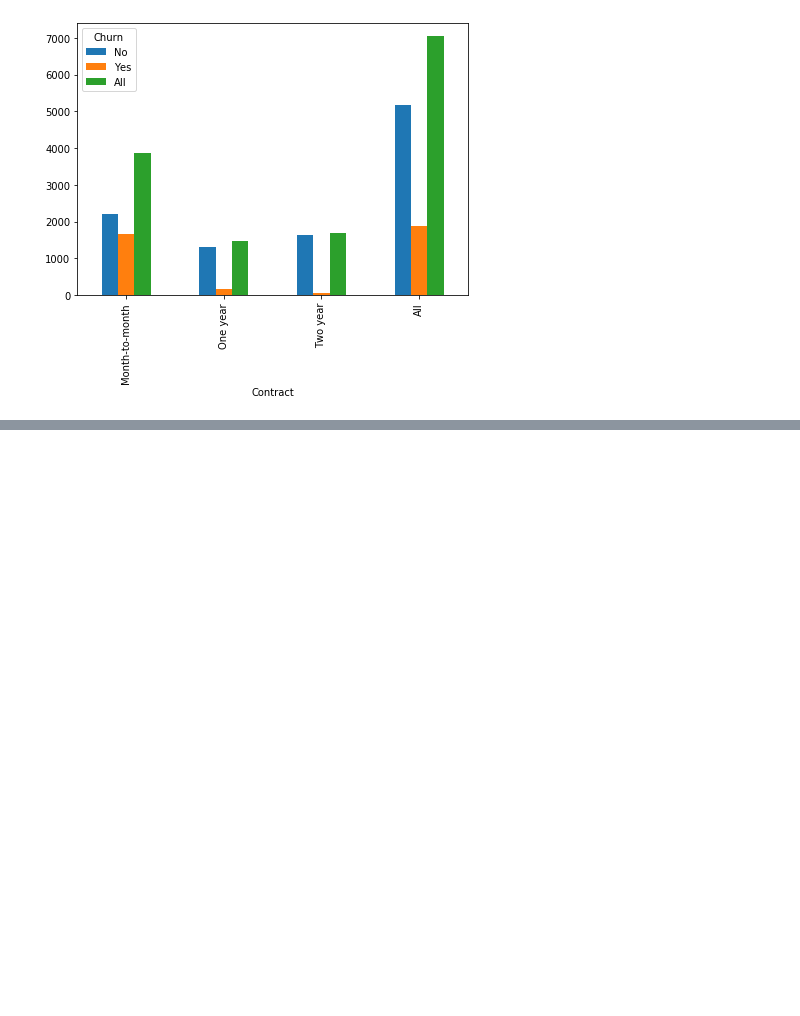
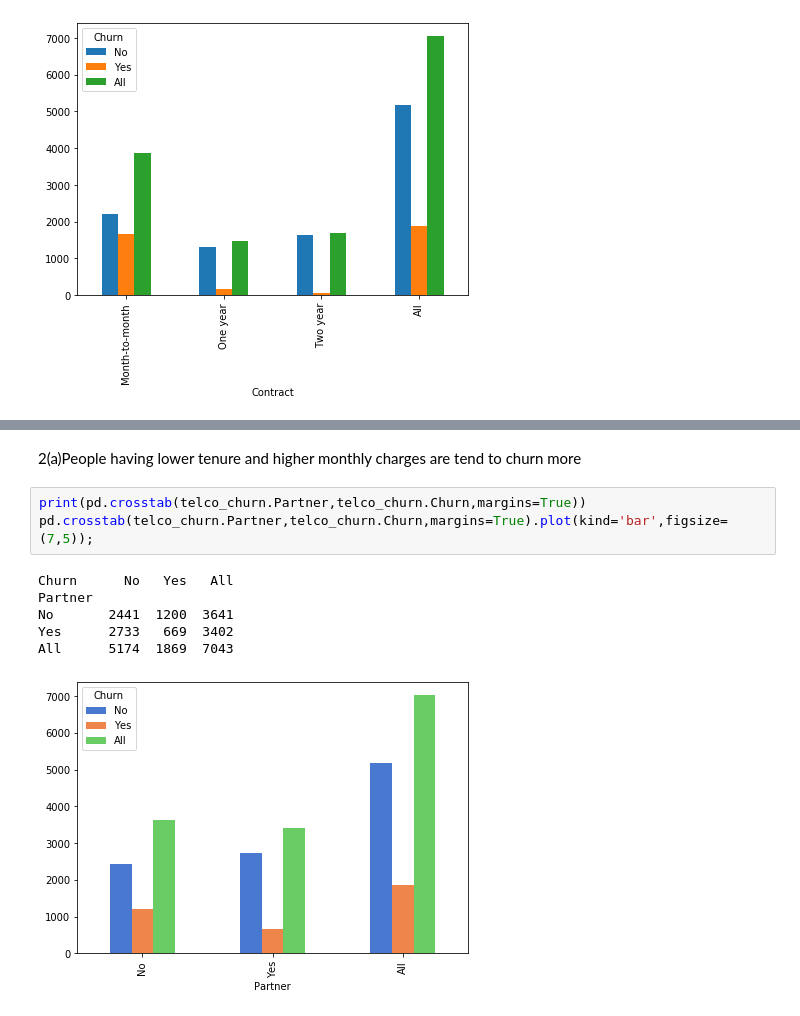
Before and after one commit to buriihenry/Telco_Churn, a Jupyter notebook: Telco Customer Churn .ipynb, the cells around one changed output, grey strips where cells are left out. Drawn from its saved outputs; the diff is of its cells as text; blank space fills up the shorter version.

```diff
--- a/Telco Customer Churn .ipynb
+++ b/Telco Customer Churn .ipynb
@@ -151,0 +161,12 @@ telco_churn.plot(kind='bar',x='name',y='age')
+# %% [markdown]
+2(a)People having lower tenure and higher monthly charges are tend to churn more
+# %%
+print(pd.crosstab(telco_churn.Partner,telco_churn.Churn,margins=True))
+pd.crosstab(telco_churn.Partner,telco_churn.Churn,margins=True).plot(kind='bar',figsize=(7,5));
+# %% [output]
+Churn      No   Yes   All
+Partner
+No       2441  1200  3641
+Yes      2733   669  3402
+All      5174  1869  7043
+[figure, added]
```
Also changed, not shown: parts of 8 cells of this notebook.
